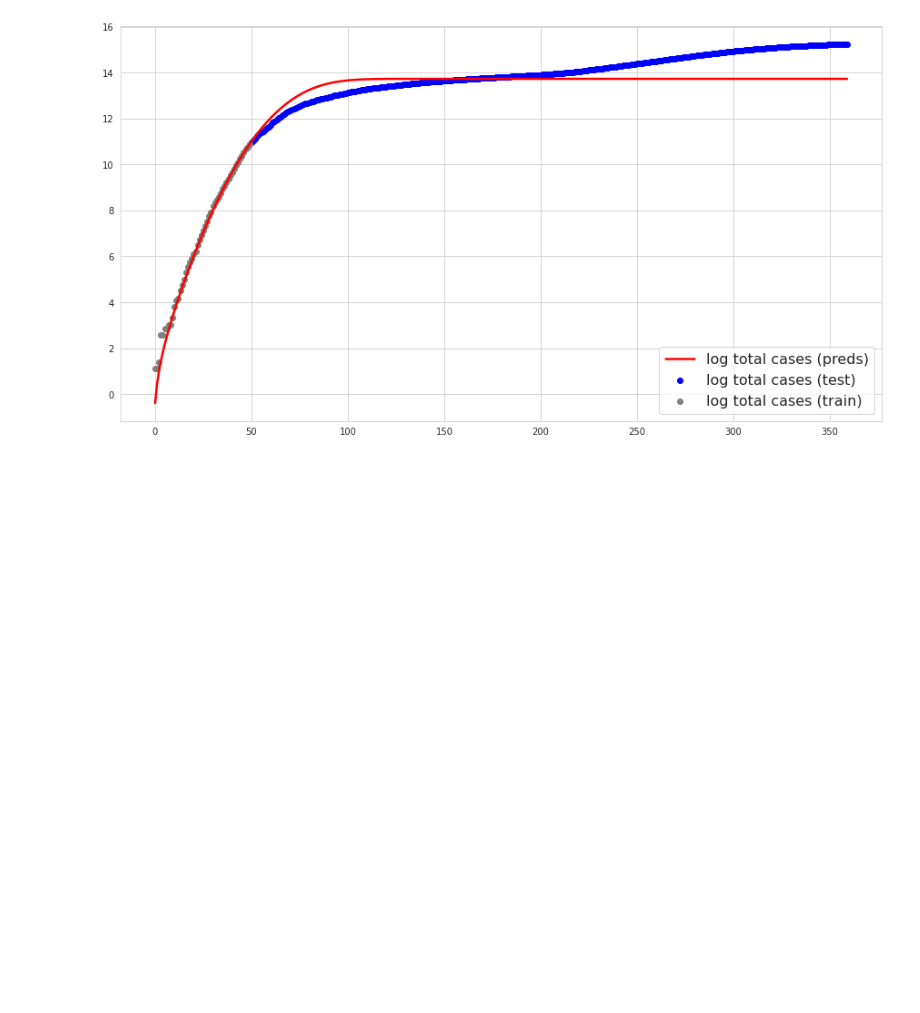
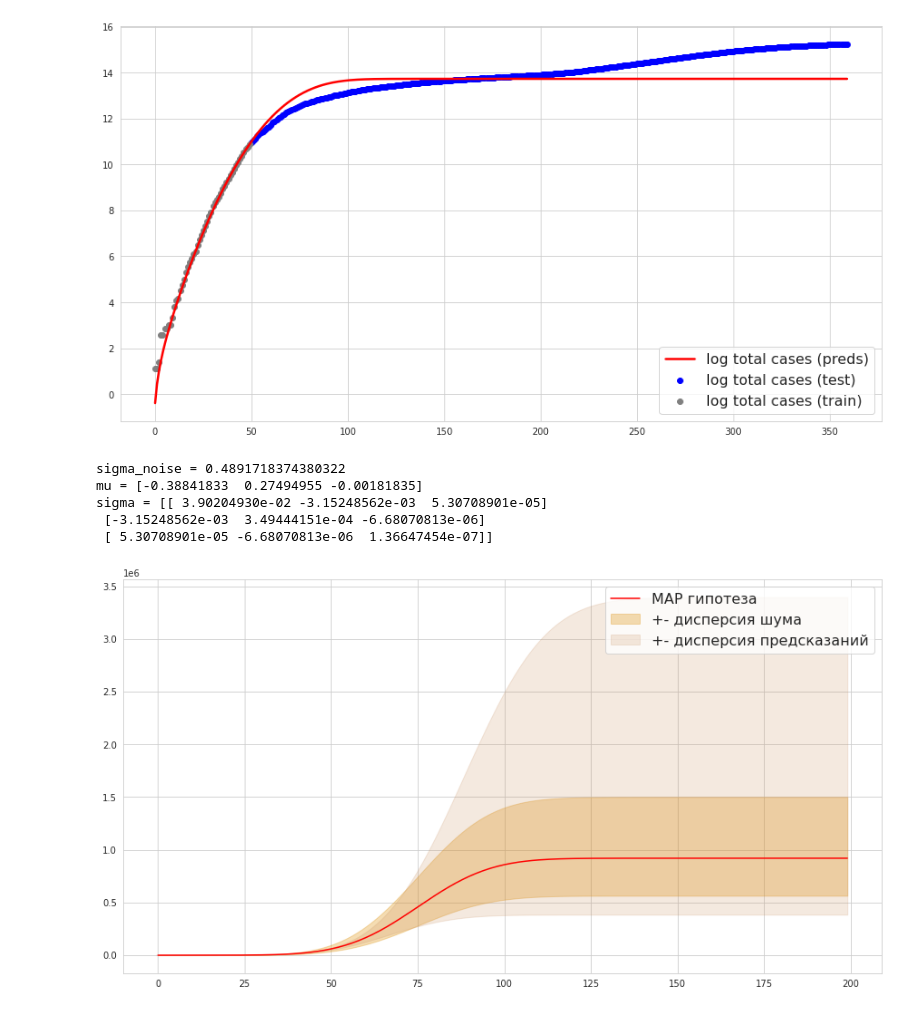
Before and after one commit to GimmeDanger/made-ml-adv, a Jupyter notebook: Hw-1-Nazarov-Vladimir.ipynb, the cells around one changed output. Cells and saved outputs as stored; diff of their text form; code cells hidden in the pictures; blank space fills up the shorter version.

```diff
--- a/Hw-1-Nazarov-Vladimir.ipynb
+++ b/Hw-1-Nazarov-Vladimir.ipynb
@@ -323,0 +317,54 @@ plt.show()
+# %%
+x, y = x_train, y_train
+y_pred = model.predict(x)
+sigma_noise = get_sigma_noise(y, y_pred)
+print("sigma_noise =", sigma_noise)
+
+mu_0, sigma_0 = np.array([0, 0, 0]), 2*np.array([[1, 0, 0], [0, 1, 0], [0, 0, 1]])
+mu, sigma = bayesian_update(mu_0, sigma_0, x, y, sigma_noise)
+print("mu =", mu)
+print("sigma =", sigma)
+# %% [output]
+sigma_noise = 0.4891718374380322
+mu = [-0.38841833  0.27494955 -0.00181835]
+sigma = [[ 3.90204930e-02 -3.15248562e-03  5.30708901e-05]
+ [-3.15248562e-03  3.49444151e-04 -6.68070813e-06]
+ [ 5.30708901e-05 -6.68070813e-06  1.36647454e-07]]
+# %%
+# Посэмплируем прямые и выдадим статистики по предсказаниям
+def sample_statistics(mu, sigma, xs, n=20):
+    xs = xs.reshape(xs.shape[0],)
+    my_w = np.random.multivariate_normal(mu, sigma, n)
+    res = np.zeros((n, xs.shape[0]))
+    for i,w in enumerate(my_w):
+        res[i,:] = w[0] + w[1]*xs + w[2]*xs*xs
+    return res
+
+# helpers
+def compute_map(xs, mu, delta=0):
+    return np.cumsum(np.exp(mu[2]*xs*xs + mu[1]*xs + mu[0] + delta))
+
+def compute_map_with_sigma_noise(xs, mu, noise):
+    return compute_map(xs, mu, -noise), compute_map(xs, mu, +noise)
+
+def compute_map_with_sigma_preds(y_stats):
+    return np.cumsum(np.exp(np.mean(y_stats, axis=0) - np.std(y_stats, axis=0))), np.cumsum(np.exp(np.mean(y_stats, axis=0) + np.std(y_stats, axis=0)))
+
+# Нарисуем результат
+def plot_predictions(xs, mu, sigma, sigma_noise):
+    y_pred_stats = sample_statistics(mu, sigma, xs, n=1000)
+    xs = xs.reshape(xs.shape[0],)
+    fig, ax = plt.subplots(figsize=figsize)
+    ax.plot(xs, compute_map(xs, mu), color="red", label="MAP гипотеза")
+
+    loy, hiy = compute_map_with_sigma_noise(xs, mu, sigma_noise)
+    ax.fill_between(xs, loy, hiy, color=palette[1], alpha=.3, label="+- дисперсия шума")
+
+    loy, hiy = compute_map_with_sigma_preds(y_pred_stats)
+    ax.fill_between(xs, loy, hiy, color=palette[5], alpha=.2, label="+- дисперсия предсказаний")
+    ax.legend(fontsize=legend_fontsize)
+
+x = df.index.to_numpy().reshape(-1, 1)
+plot_predictions(x[:200], mu, sigma, sigma_noise)
+# %% [output]
+[figure, added]
```
Also changed, not shown: parts of 8 cells of this notebook.
